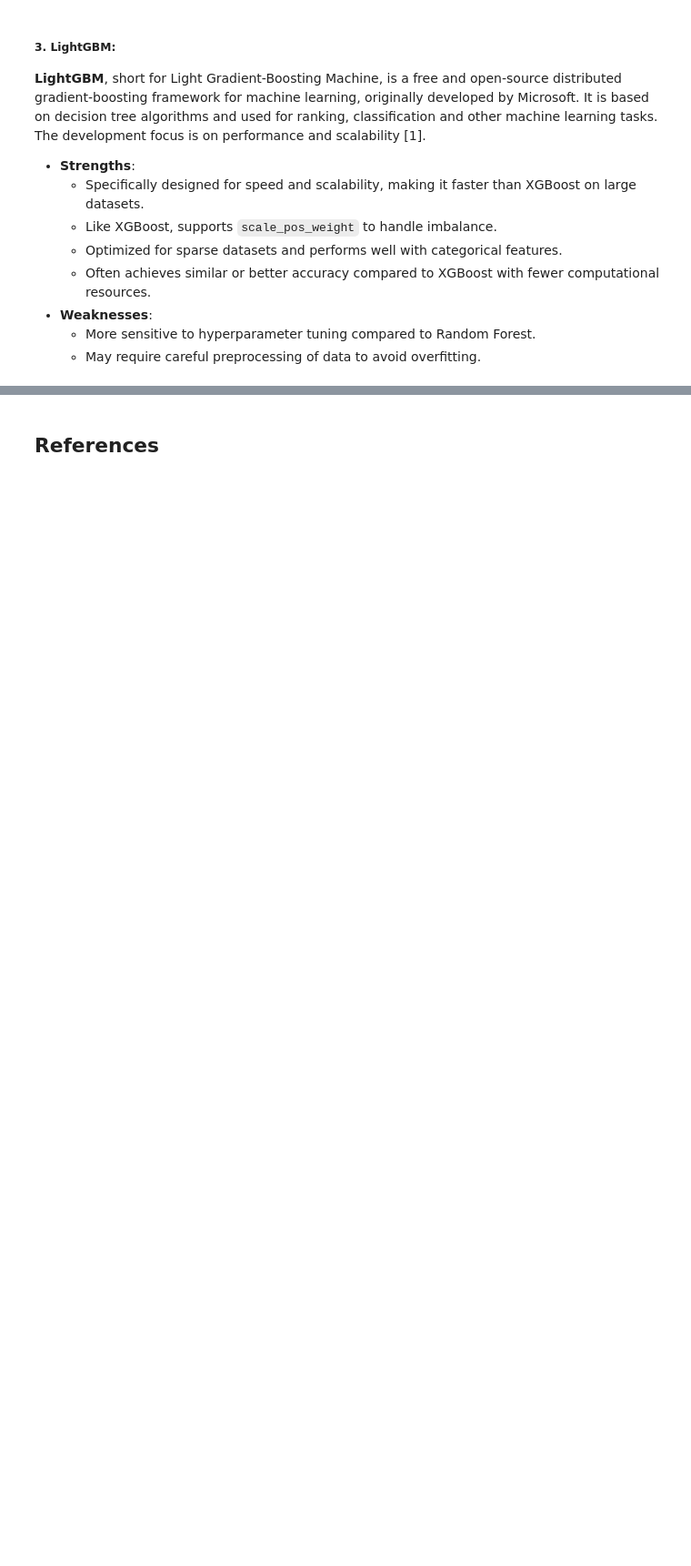
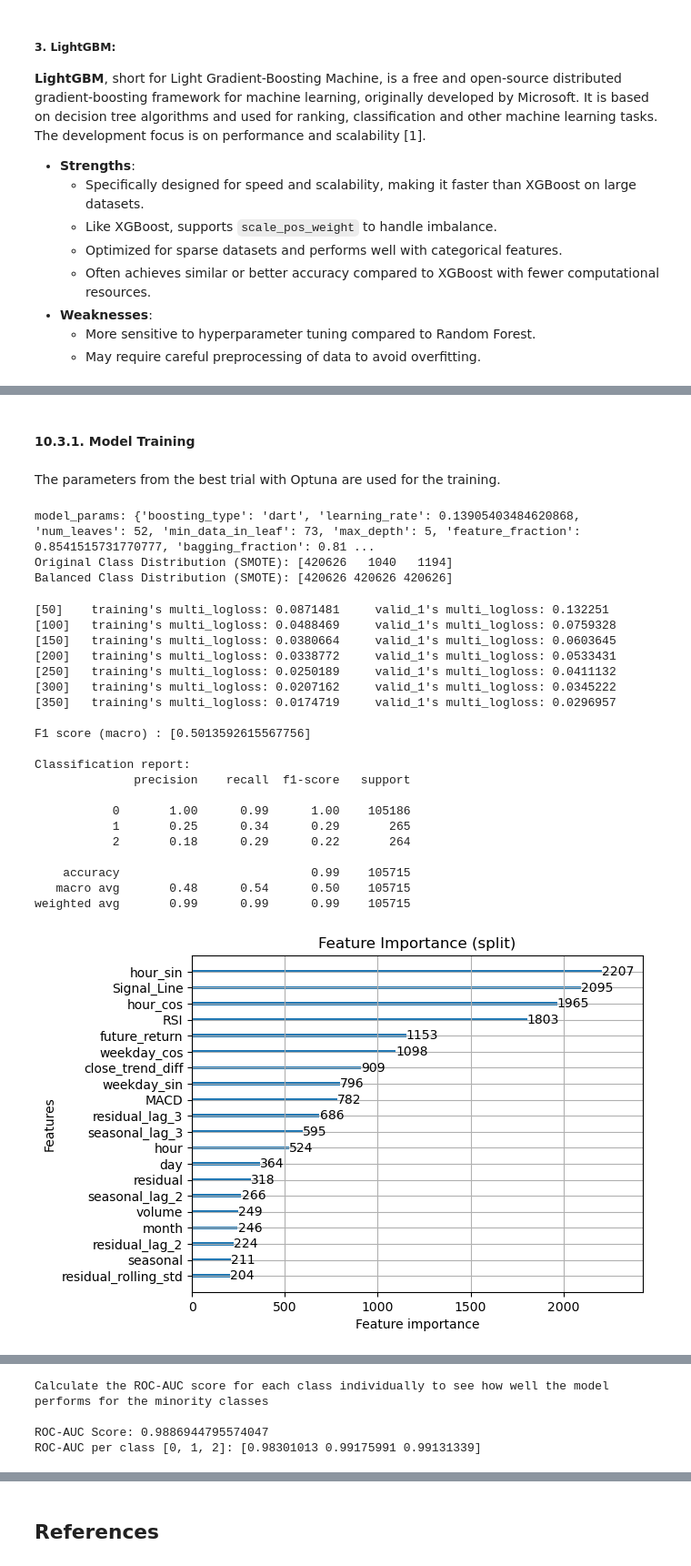
Before and after one commit to kostadinlambov/Algorithmic-Trading-Bot, a Jupyter notebook: Notebook/01.Algorithmic-Trading-Bot.ipynb, the cells around one changed output, grey strips where cells are left out. Shown at 91% size. Drawn from its saved outputs; the diff is of its cells as text; code cells hidden in the pictures; blank space fills up the shorter version.

```diff
--- a/Notebook/01.Algorithmic-Trading-Bot.ipynb
+++ b/Notebook/01.Algorithmic-Trading-Bot.ipynb
@@ -1064,0 +1187,11 @@ Here’s a typical classification report:
+# %%
+def evaluate_model(model, attributes_test_data, target_test_data):
+    classes = [0, 1, 2]
+
+    plot_classification_report_multiclass(model, attributes_test_data, target_test_data)
+    plot_lgb_importance(model)
+    plot_confusion_matrix(model, attributes_test_data, target_test_data)
+    plot_classification_error(model, eval_metric='multi_logloss')
+    # plot_classification_error(model, eval_metric='merror')
+    plot_roc_curve_multiclass(model, target_test_data, classes)
+    plot_precision_recal_curve_multiclass(model, target_test_data, classes)
@@ -1205,0 +1385,20 @@ print(f'F1 Score: {f1:.2f}')
+# %% [markdown]
+#### 10.3.1. Model Training
+# %% [markdown]
+The parameters from the best trial with Optuna are used for the training.
+# %%
+best_model_params_lgb_smote = {
+    'boosting_type': 'dart',
+    'learning_rate': 0.13905403484620868,
+    'num_leaves': 52,
+    'min_data_in_leaf': 73,
+    'max_depth': 5,
+    'feature_fraction': 0.8541515731770777,
+    'bagging_fraction': 0.812277736181733,
+    'bagging_freq': 3,
+    'lambda_l1': 7.751388497561226,
+    'lambda_l2': 0.013244354933658721,
+    'n_estimators': 375,
+    'random_state': 42,
+    'n_jobs': 10
+}
@@ -1205,0 +1501,43 @@ print(f'F1 Score: {f1:.2f}')
+# %%
+# Set oversampling_type to 'smote'
+oversampling_type = 'smote'
+
+# Set the logging frequency of the model
+log_evaluation_period = 50
+
+# Set number of splits for the time series cross-validation
+n_splits = 5
+
+# Train the model with the cross-validation
+# avg_scores = fit_model_with_timeseries_split(params, attributes_train, target_train, attributes_test, target_test, oversampling_type, log_evaluation_period, n_splits)
+
+# Train the model without cross-validation
+lgb_model = train_model(best_model_params_lgb_smote, attributes_train, target_train, attributes_test, target_test, oversampling_type, log_evaluation_period)
+
+# Evaluate the model
+evaluate_model(lgb_model, attributes_test, target_test)
+# %% [output]
+model_params: {'boosting_type': 'dart', 'learning_rate': 0.13905403484620868, 'num_leaves': 52, 'min_data_in_leaf': 73, 'max_depth': 5, 'feature_fraction': 0.8541515731770777, 'bagging_fraction': 0.81 ...
+Original Class Distribution (SMOTE): [420626   1040   1194]
+Balanced Class Distribution (SMOTE): [420626 420626 420626]
+[50]    training's multi_logloss: 0.0871481     valid_1's multi_logloss: 0.132251
+[100]   training's multi_logloss: 0.0488469     valid_1's multi_logloss: 0.0759328
+[150]   training's multi_logloss: 0.0380664     valid_1's multi_logloss: 0.0603645
+[200]   training's multi_logloss: 0.0338772     valid_1's multi_logloss: 0.0533431
+[250]   training's multi_logloss: 0.0250189     valid_1's multi_logloss: 0.0411132
+[300]   training's multi_logloss: 0.0207162     valid_1's multi_logloss: 0.0345222
+[350]   training's multi_logloss: 0.0174719     valid_1's multi_logloss: 0.0296957
+
+F1 score (macro) : [0.5013592615567756]
+
+Classification report:
+              precision    recall  f1-score   support
+
+           0       1.00      0.99      1.00    105186
+           1       0.25      0.34      0.29       265
+           2       0.18      0.29      0.22       264
+
+    accuracy                           0.99    105715
+   macro avg       0.48      0.54      0.50    105715
+weighted avg       0.99      0.99      0.99    105715
+[figure, added]
@@ -1205,0 +1547,4 @@ print(f'F1 Score: {f1:.2f}')
+Calculate the ROC-AUC score for each class individually to see how well the model performs for the minority classes
+
+ROC-AUC Score: 0.9886944795574047
+ROC-AUC per class [0, 1, 2]: [0.98301013 0.99175991 0.99131339]
```
Also changed, not shown: parts of 65 cells of this notebook, 2 other files.
